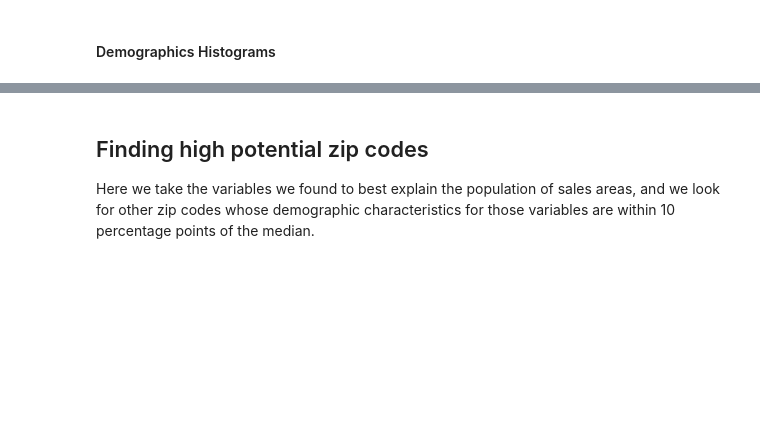
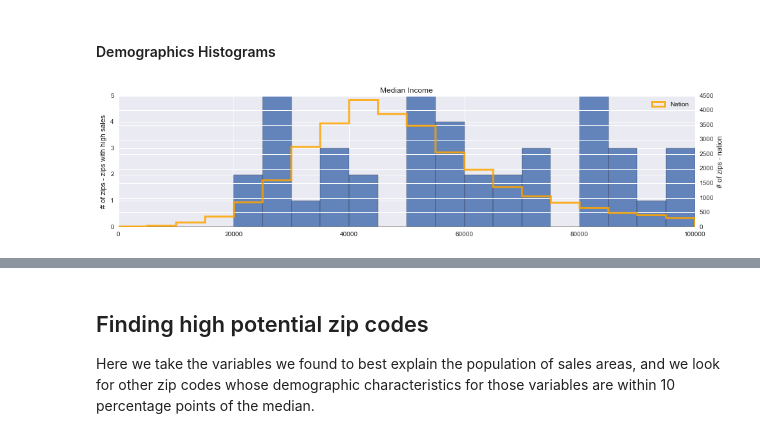
Before and after one commit to manifestlifeinc/open-data, a Jupyter notebook: samples/sci.ipynb, the cells around one changed output, grey strips where cells are left out. Saved outputs shown, nothing was run; the diff lists cells and outputs as text; code cells hidden in the pictures; blank space fills up the shorter version.

```diff
--- a/samples/sci.ipynb
+++ b/samples/sci.ipynb
@@ -400,2 +343,7 @@ ValueError: The truth value of a Series is ambiguous. Use a.empty, a.bool(), a.i
+# %%
+%matplotlib inline
+plt.rcParams['figure.figsize'] = (16, 8)
+highzipaxlabel = '# of zips - zips with high sales'
+nationalaxlabel = '# of zips - nation'
 # %% [markdown]
 #### Demographics Histograms
@@ -420,4 +350,19 @@ df4.sample(5)
-# %%
-sns.set_style("whitegrid")
-sns.set_palette( sns.hls_palette(n_colors=7) )
-highsaleszips.hist(bins=20, figsize=(16,16), column=['INCOME','AGE','NOHSDIP','HSDIPSOMECOL','BA','GRAD','WHITE','BLACK','NATAMER','ASIAN','PACISL','OTHERRACE','MULTIRACE','HISPLAT'])
+# %%
+## Income
+fig = plt.figure()
+common_params = dict(bins=20, alpha=0.85, range=(0.0,100000))
+
+ax = fig.add_subplot(211)
+plt.hist(highsaleszips['INCOME'], label='Sales Zips', **common_params)
+ax.set_ylabel(highzipaxlabel)
+ax.axhline(0, color='gray', lw=2)
+
+ax_national = ax.twinx()
+ax_national.set_ylabel(nationalaxlabel)
+ax_national.hist(census_df['INCOME'], label='Nation', histtype='step', linewidth=3, color='orange', **common_params)
+
+plt.title("Median Income")
+plt.legend(loc='upper right')
+plt.show()
+# %% [output]
+[figure, added]
```
Also changed, not shown: parts of 32 cells of this notebook.
